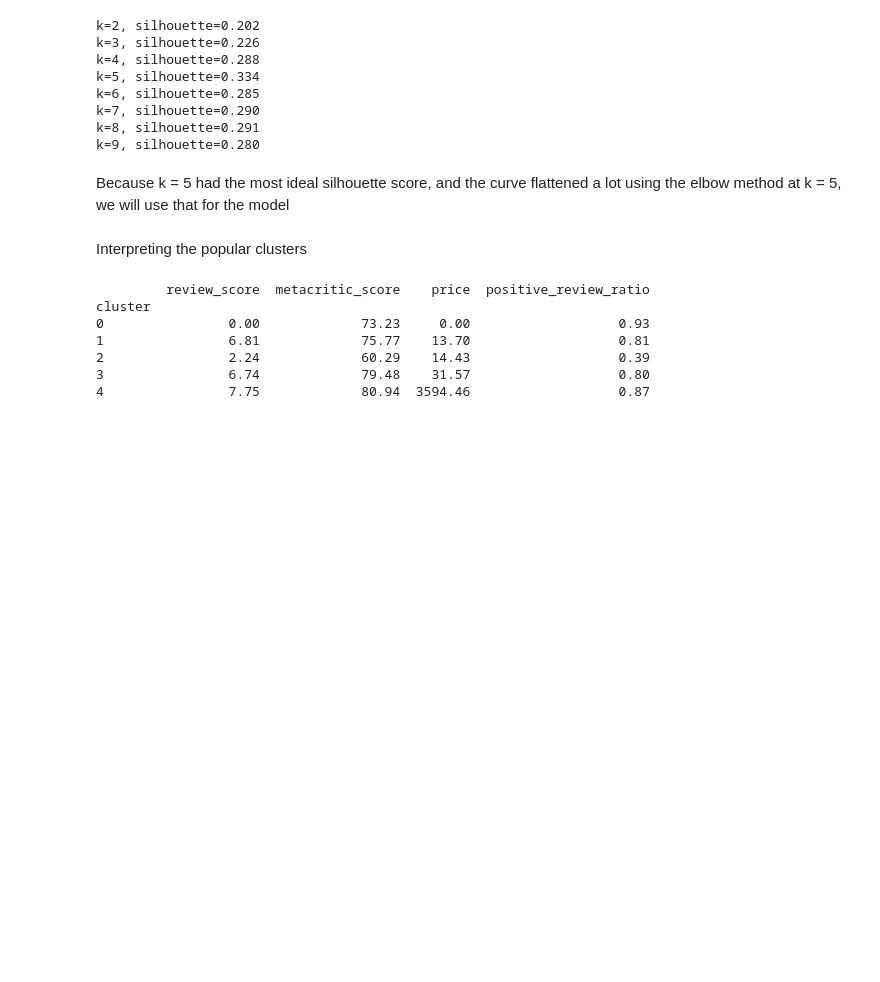
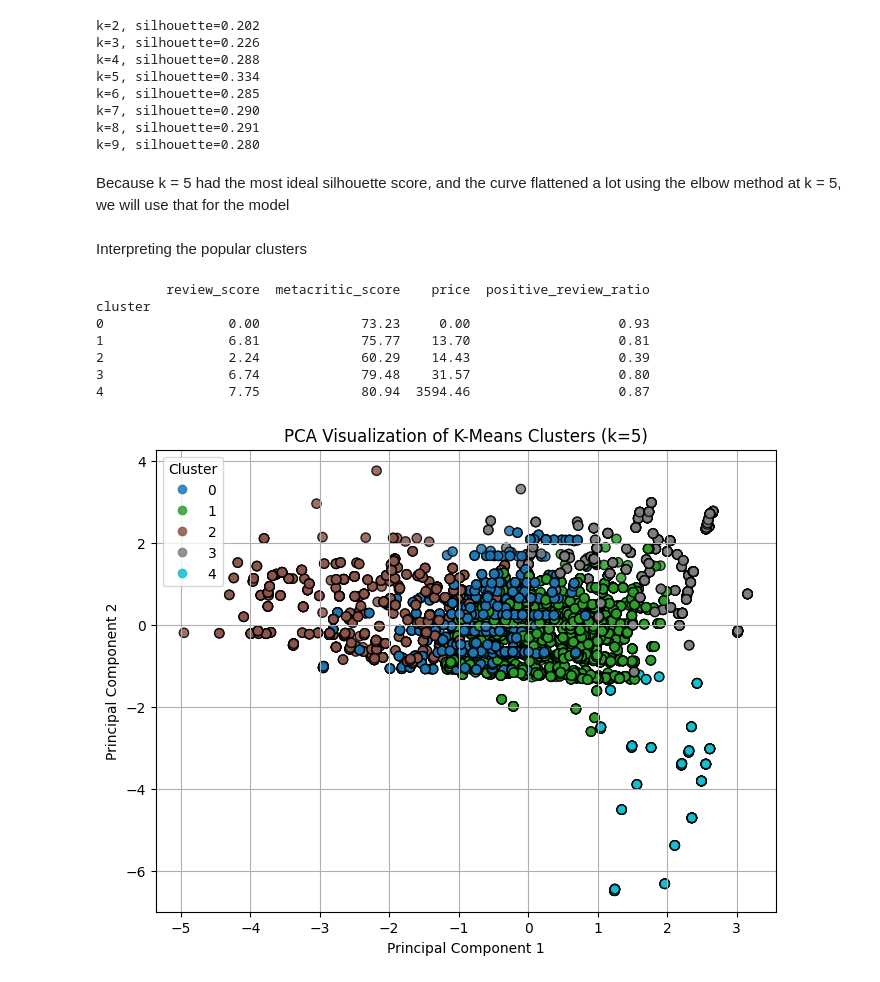
Before and after one commit to zillux/ITCS-3162-Final-Project, a Jupyter notebook: cleaning.ipynb, the cells around one changed output. Saved outputs shown, nothing was run; the diff lists cells and outputs as text; code cells hidden in the pictures; blank space fills up the shorter version.

Commit message:
Added PCA visualization and insights

```diff
--- a/cleaning.ipynb
+++ b/cleaning.ipynb
@@ -328,3 +329,28 @@ cluster
 2                2.24             60.29    14.43                   0.39
 3                6.74             79.48    31.57                   0.80
 4                7.75             80.94  3594.46                   0.87
+# %%
+pca = PCA(n_components=2)
+pca_components = pca.fit_transform(X_scaled)
+
+plt.figure(figsize=(8,6))
+scatter = plt.scatter(
+    pca_components[:, 0],
+    pca_components[:, 1],
+    c=cluster_labels,
+    cmap='tab10',
+    s=45,
+    alpha=0.85,
+    edgecolors='black'
+)
+
+plt.title('PCA Visualization of K-Means Clusters (k=5)')
+plt.xlabel('Principal Component 1')
+plt.ylabel('Principal Component 2')
+
+# legend
+plt.legend(*scatter.legend_elements(), title="Cluster")
+plt.grid(True)
+plt.show()
+# %% [output]
+[figure, added]
```
Also changed, not shown: parts of 2 cells of this notebook.
